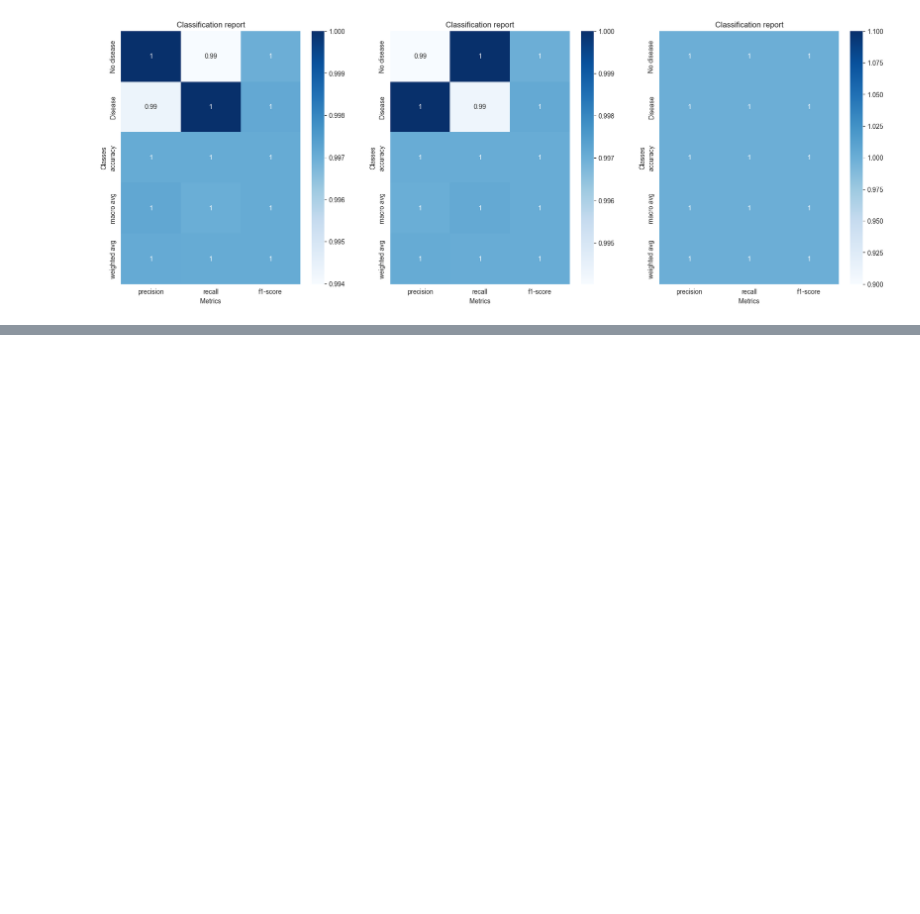
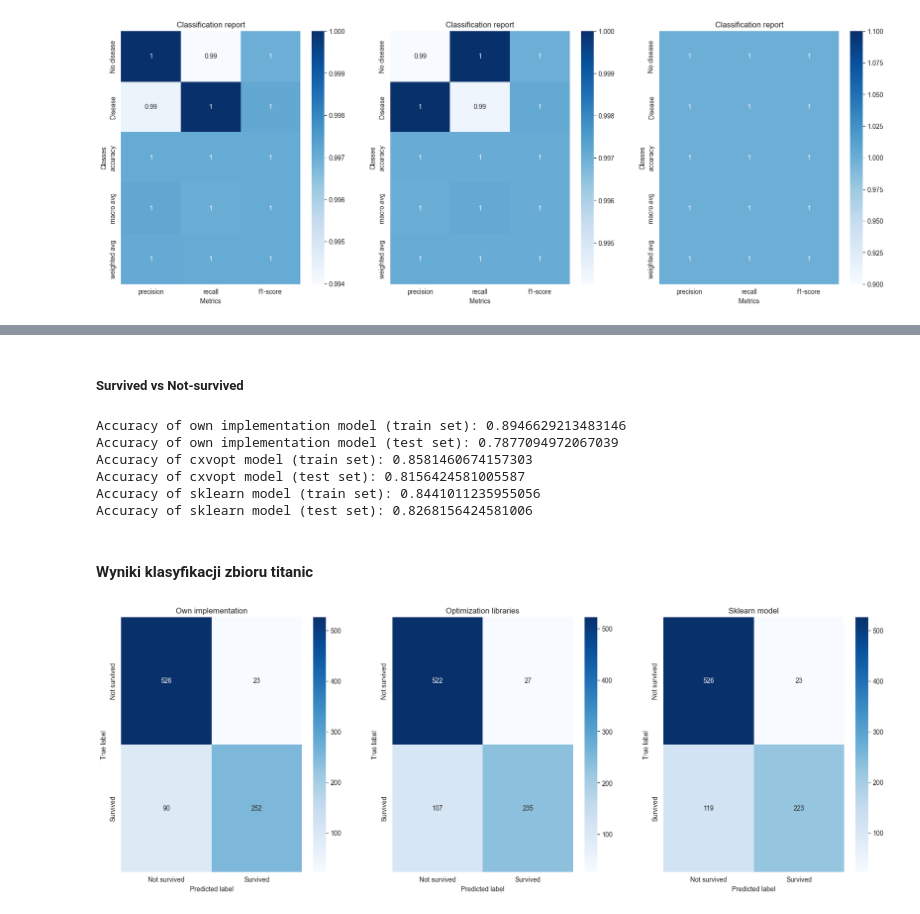
Before and after one commit to dzikafoczka/support-vector-machines, a Jupyter notebook: lab2.ipynb, the cells around one changed output, grey strips where cells are left out. Saved outputs shown, nothing was run; the diff lists cells and outputs as text; code cells hidden in the pictures; blank space fills up the shorter version.

```diff
--- a/lab2.ipynb
+++ b/lab2.ipynb
@@ -2068,0 +2114,57 @@ plot_classification_report(report_heart_svm_sklearn, axis=axs[2], title='Sklearn
+# %% [markdown]
+##### Survived vs Not-survived
+# %%
+# Own implementation with rbf kernel
+SVM_titanic = SVM(**{'C': 1.0, 'epochs': 1000, 'gamma': 0.1, 'kernel': 'rbf', 'learning_rate': 0.01})
+SVM_titanic.fit(X_train_titanic, y_train_titanic)
+print(f"Accuracy of own implementation model (train set): {SVM_titanic.score(X_train_titanic, y_train_titanic)}")
+print(f"Accuracy of own implementation model (test set): {SVM_titanic.score(X_test_titanic, y_test_titanic)}")
+
+# Using optimization libraries with poly kernel
+SVM_titanic_opt = SVM_OPT(**{'C': 1.0, 'coef0': 1.0, 'degree': 3, 'epochs': 1000, 'gamma': 1.0, 'kernel': 'poly'})
+SVM_titanic_opt.fit(X_train_titanic, y_train_titanic)
+print(f"Accuracy of cxvopt model (train set): {SVM_titanic_opt.score(X_train_titanic, y_train_titanic)}")
+print(f"Accuracy of cxvopt model (test set): {SVM_titanic_opt.score(X_test_titanic, y_test_titanic)}")
+
+# Sklearn model with poly kernel
+SVM_titanic_sklearn = SVC(**{'C': 2.030390825452772, 'coef0': 1.0, 'degree': 2, 'gamma': 4.0, 'kernel': 'poly'})
+SVM_titanic_sklearn.fit(X_train_titanic, y_train_titanic)
+print(f"Accuracy of sklearn model (train set): {SVM_titanic_sklearn.score(X_train_titanic, y_train_titanic)}")
+print(f"Accuracy of sklearn model (test set): {SVM_titanic_sklearn.score(X_test_titanic, y_test_titanic)}")
+# %% [output]
+Accuracy of own implementation model (train set): 0.8946629213483146
+Accuracy of own implementation model (test set): 0.7877094972067039
+Accuracy of cxvopt model (train set): 0.8581460674157303
+Accuracy of cxvopt model (test set): 0.8156424581005587
+Accuracy of sklearn model (train set): 0.8441011235955056
+Accuracy of sklearn model (test set): 0.8268156424581006
+# %% [markdown]
+#### Wyniki klasyfikacji zbioru titanic
+# %%
+# Own implementation
+predictions_titanic_svm = SVM_titanic.predict(X_titanic)
+
+# Using optimization libraries
+predictions_titanic_svm_opt = SVM_titanic_opt.predict(X_titanic)
+
+# Sklearn model
+predictions_titanic_svm_sklearn = SVM_titanic_sklearn.predict(X_titanic)
+# %%
+# Confusion matrix comparison
+fig, axs = plt.subplots(1, 3, figsize=(21, 7))
+
+# Own implementation
+conf_matrix_titanic_svm = confusion_matrix(y_titanic, predictions_titanic_svm)
+plot_confusion_matrix(conf_matrix_titanic_svm, classes=['Not survived', 'Survived'], axis=axs[0], title='Own implementation')
+
+# Using optimization libraries
+conf_matrix_titanic_svm_opt = confusion_matrix(y_titanic, predictions_titanic_svm_opt)
+plot_confusion_matrix(conf_matrix_titanic_svm_opt, classes=['Not survived', 'Survived'], axis=axs[1], title='Optimization libraries')
+
+# Sklearn model
+conf_matrix_titanic_svm_sklearn = confusion_matrix(y_titanic, predictions_titanic_svm_sklearn)
+plot_confusion_matrix(conf_matrix_titanic_svm_sklearn, classes=['Not survived', 'Survived'], axis=axs[2], title='Sklearn model')
+
+plt.show()
+# %% [output]
+[figure, added]
```
Also changed, not shown: parts of 10 cells of this notebook.
